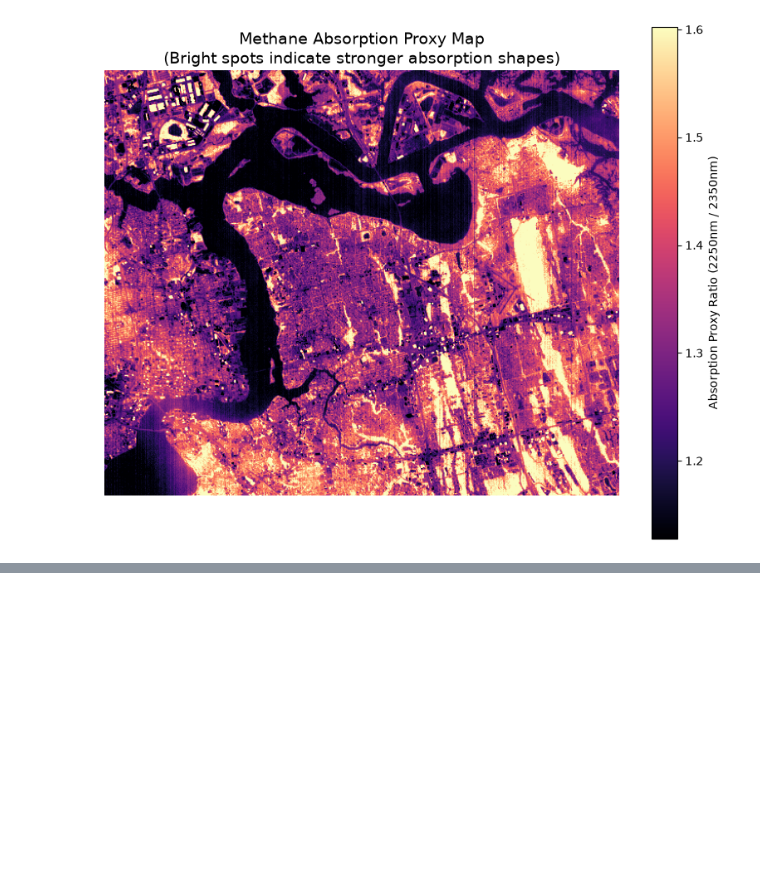
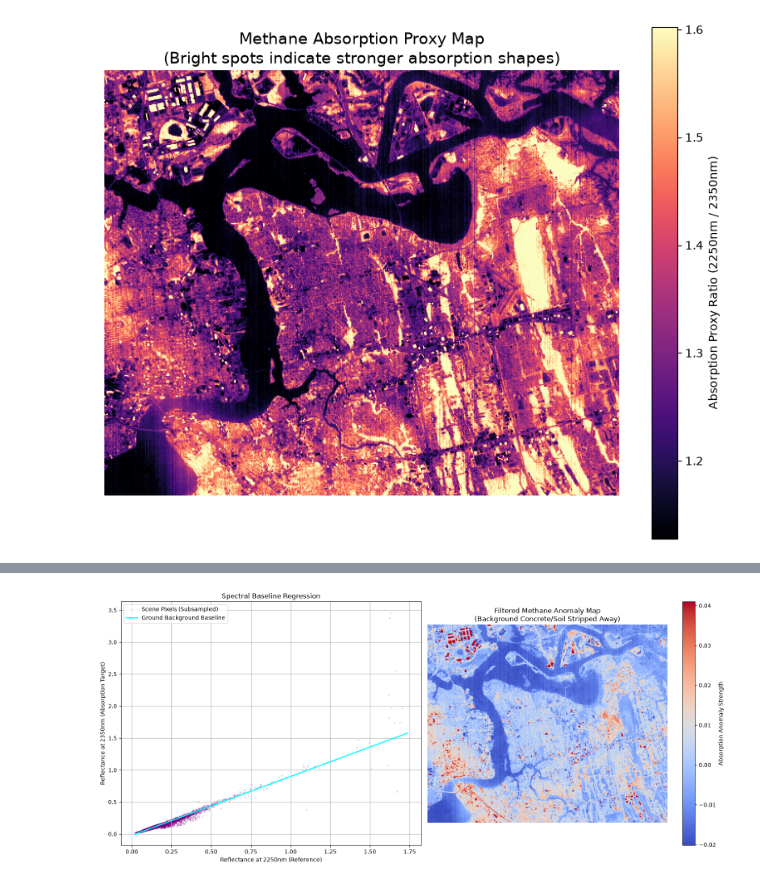
Before and after one commit to rupakqen/Tanager-Open-Data-Competition, a Jupyter notebook: Jacksonville.ipynb, the cells around one changed output, grey strips where cells are left out. Cells and saved outputs as stored; diff of their text form; code cells hidden in the pictures; blank space fills up the shorter version.

```diff
--- a/Jacksonville.ipynb
+++ b/Jacksonville.ipynb
@@ -185,0 +193,53 @@ Using Band 395 (2350.2nm) as Absorption Target
+# %%
+from scipy.stats import linregress
+
+# 1. Extract our reference and absorption target bands
+idx_ref = np.argmin(abs(wavelengths - 2250))
+idx_abs = np.argmin(abs(wavelengths - 2350))
+
+ref_plane = sr_cube[idx_ref, :, :]
+abs_plane = sr_cube[idx_abs, :, :]
+
+# Create a valid data mask (ignore no-data or zero pixels)
+valid_mask = (ref_plane > 0.01) & (abs_plane > 0.01)
+
+# 2. Flatten arrays to calculate global scene statistics
+x_vals = ref_plane[valid_mask]
+y_vals = abs_plane[valid_mask]
+
+# Perform a linear regression to find the expected baseline of the ground
+slope, intercept, r_value, p_value, std_err = linregress(x_vals, y_vals)
+
+# 3. Predict the expected absorption plane based on the reference plane
+expected_abs = slope * ref_plane + intercept
+
+# 4. Calculate the residual (The deviation from the ground baseline)
+# Negative residuals mean a pixel is absorbing MORE light than expected!
+residual = expected_abs - abs_plane
+residual[~valid_mask] = np.nan
+
+# --- Plotting the Filtered Results ---
+fig, (ax1, ax2) = plt.subplots(1, 2, figsize=(16, 7))
+
+# Left: Scatter plot showing the baseline fit
+ax1.scatter(x_vals[::10], y_vals[::10], alpha=0.2, color='purple', s=2, label='Scene Pixels (Subsampled)')
+x_line = np.linspace(x_vals.min(), x_vals.max(), 100)
+ax1.plot(x_line, slope * x_line + intercept, color='cyan', linewidth=2, label='Ground Background Baseline')
+ax1.set_title("Spectral Baseline Regression")
+ax1.set_xlabel("Reflectance at 2250nm (Reference)")
+ax1.set_ylabel("Reflectance at 2350nm (Absorption Target)")
+ax1.legend()
+ax1.grid(True)
+
+# Right: The Residual Map (Filtered Methane View)
+# We map the positive residuals (where absorption is unexpectedly high)
+vmin, vmax = np.nanpercentile(residual, [1, 99])
+im = ax2.imshow(residual, cmap='coolwarm', vmin=vmin, vmax=vmax)
+fig.colorbar(im, ax=ax2, label='Absorption Anomaly Strength')
+ax2.set_title("Filtered Methane Anomaly Map\n(Background Concrete/Soil Stripped Away)")
+ax2.axis('off')
+
+plt.tight_layout()
+plt.show()
+# %% [output]
+[figure, added]
```
Also changed, not shown: parts of 2 cells of this notebook.
